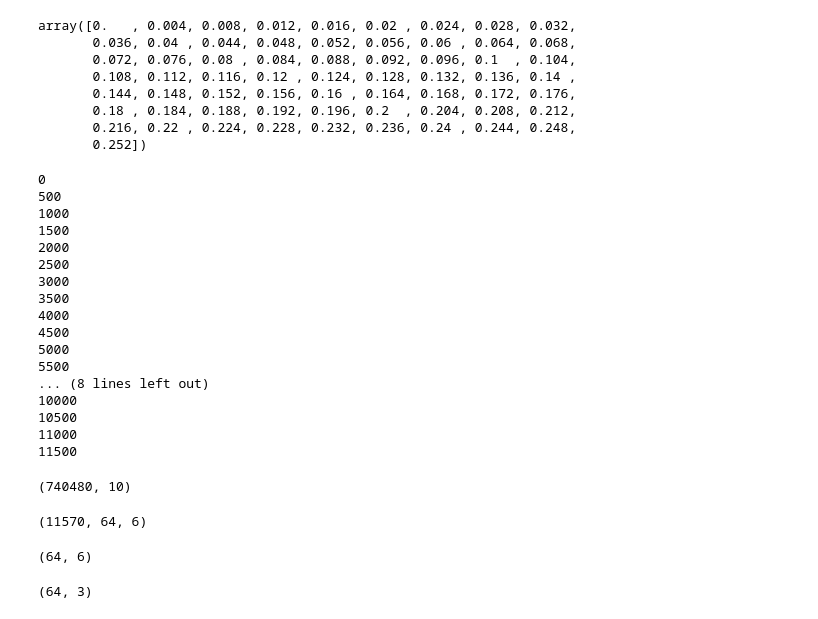
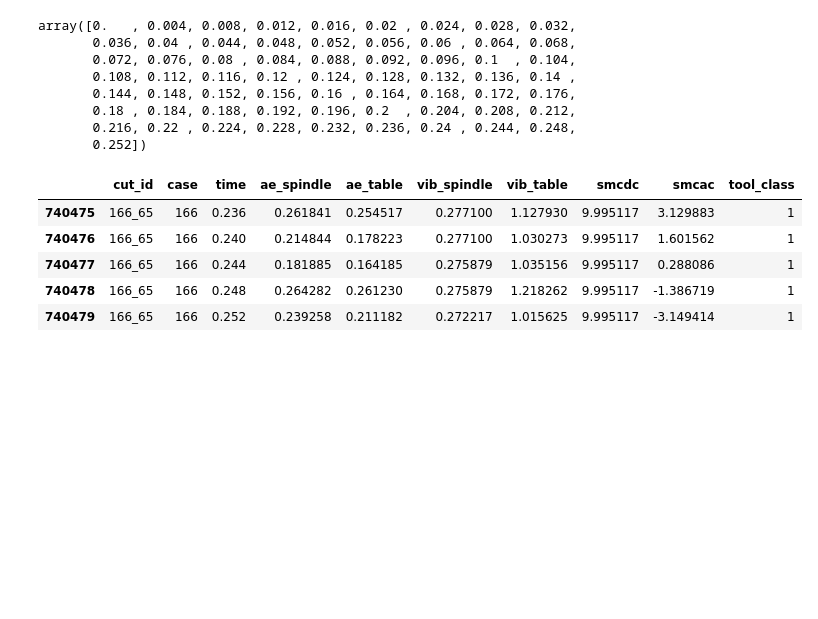
Before and after one commit to tvhahn/tspipe, a Jupyter notebook: notebooks/1.0-milling-tsfresh.ipynb, the cells around one changed output. Cells and saved outputs as stored; diff of their text form; code cells hidden in the pictures; blank space fills up the shorter version.

Commit message:
got creation of 2D flat dataframe working

```diff
--- a/notebooks/1.0-milling-tsfresh.ipynb
+++ b/notebooks/1.0-milling-tsfresh.ipynb
@@ -498,23 +498,19 @@ class MillingDataPrep:
 
     def create_xy_dataframe(self):
 
-        x, y_labels_ids_times = self.create_xy_arrays()
+        x, y_labels_ids_times = self.create_xy_arrays() # create the x and y arrays
 
+        # concatenate the x and y arrays and reshape them to be a flat array (2D)
+        x_labels = np.reshape(np.concatenate((x, y_labels_ids_times), axis=2),(-1, 9))
+
+        # define the column names and the data types
         col_names = [s.lower() for s in list(self.signal_names)] + ["tool_class", "cut_id", "time"]
         col_dtype = [np.float32, np.float32, np.float32, np.float32, np.float32, np.float32, int, str, np.float32]
         col_dtype_dict = dict(zip(col_names, col_dtype))
-
         col_names_ordered = ['cut_id', 'case', 'time', 'ae_spindle', 'ae_table', 'vib_spindle', 'vib_table', 'smcdc', 'smcac','tool_class']
 
         # create a dataframe from the x and y arrays
-        df = pd.DataFrame()
-        for i, sub_cut in enumerate(x):
-
-            df = df.append(pd.DataFrame(np.concatenate((sub_cut, y_labels_ids_times[i,:,:]), axis=1), columns=col_names, dtype=str).astype(col_dtype_dict))
-            if i % 500 == 0:
-                print(i)
-
-            # dfc = pd.DataFrame(c, columns=col_names, dtype=str).astype(col_dtype_dict)
+        df = pd.DataFrame(x_labels, columns=col_names, dtype=str).astype(col_dtype_dict)
         df["case"] = df["cut_id"].str.split("_").str[0] # split the cut_id by "_" and take the first element (case)
         df = df[col_names_ordered] # reorder the columns
 
@@ -531,25 +527,12 @@ milldata = MillingDataPrep(folder_raw_data_milling, path_df_labels=df_label_path
 sub_cut_array, sub_cut_labels, sub_cut_ids, sub_cut_times, sub_cut_labels_ids_times = milldata.create_data_array(1)
 # %%
 df = milldata.create_xy_dataframe()
-# %% [output]
-0
-500
-1000
-1500
-2000
-2500
-3000
-3500
-4000
-4500
-5000
-5500
-... (8 lines left out)
-10000
-10500
-11000
-11500
 # %%
-df.shape
+df.tail()
 # %% [output]
-(740480, 10)
+|  | cut_id | case | time | ae_spindle | ae_table | vib_spindle | vib_table | smcdc | smcac | tool_class |
+| 740475 | 166_65 | 166 | 0.236 | 0.261841 | 0.254517 | 0.277100 | 1.127930 | 9.995117 | 3.129883 | 1 |
+| 740476 | 166_65 | 166 | 0.240 | 0.214844 | 0.178223 | 0.277100 | 1.030273 | 9.995117 | 1.601562 | 1 |
+| 740477 | 166_65 | 166 | 0.244 | 0.181885 | 0.164185 | 0.275879 | 1.035156 | 9.995117 | 0.288086 | 1 |
+| 740478 | 166_65 | 166 | 0.248 | 0.264282 | 0.261230 | 0.275879 | 1.218262 | 9.995117 | -1.386719 | 1 |
+| 740479 | 166_65 | 166 | 0.252 | 0.239258 | 0.211182 | 0.272217 | 1.015625 | 9.995117 | -3.149414 | 1 |
@@ -558,11 +538,0 @@ x, y_labels_ids_times = milldata.create_xy_arrays()
-# %%
-x.shape
-# %% [output]
-(11570, 64, 6)
-# %%
-# create a dataframe from the x array
-for sub_cut in x:
-    print(sub_cut.shape)
-    break
-# %% [output]
-(64, 6)
@@ -571,4 +538,0 @@ df_x = pd.DataFrame(x[0,:,:])
-# %%
-y_labels_ids_times[0,:,:].shape
-# %% [output]
-(64, 3)
```
Also changed, not shown: parts of 5 cells of this notebook.
